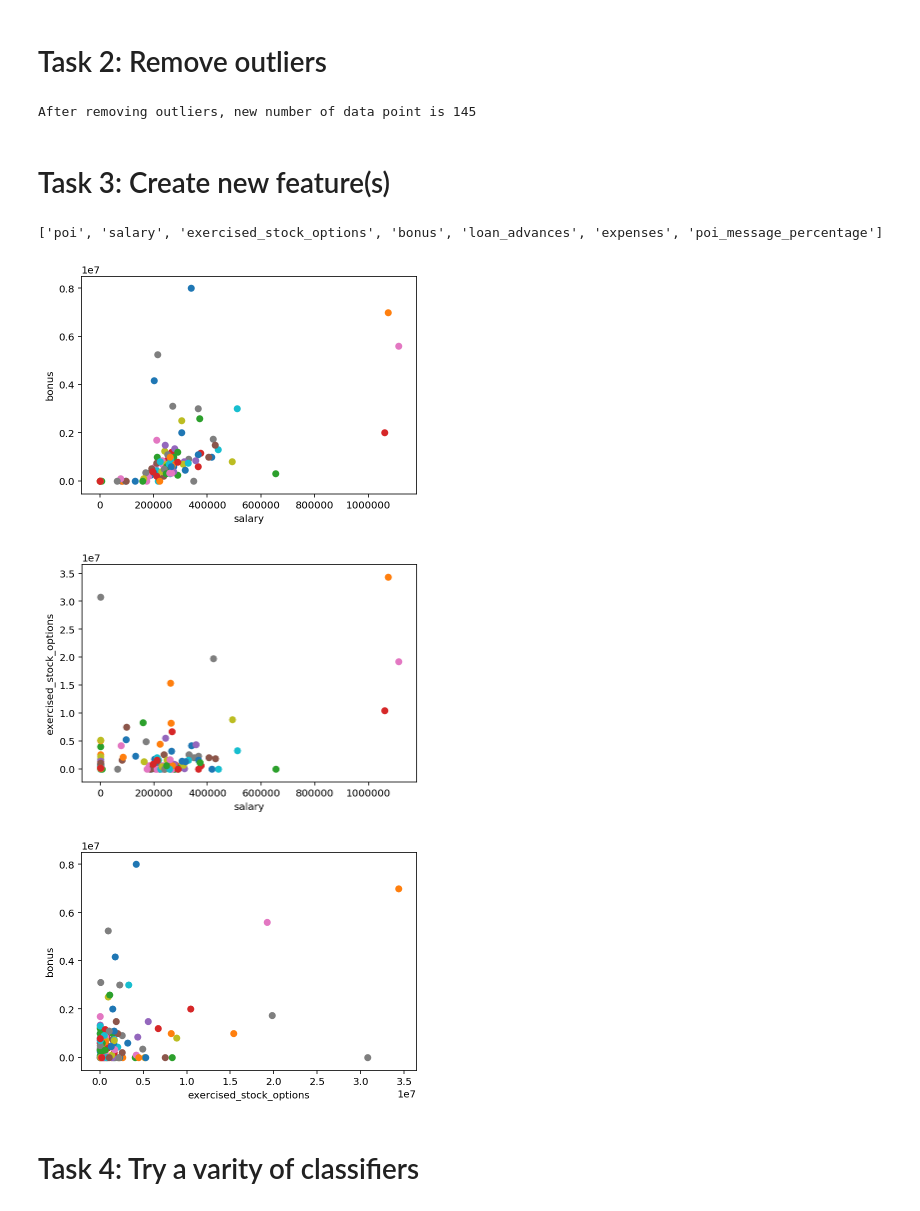
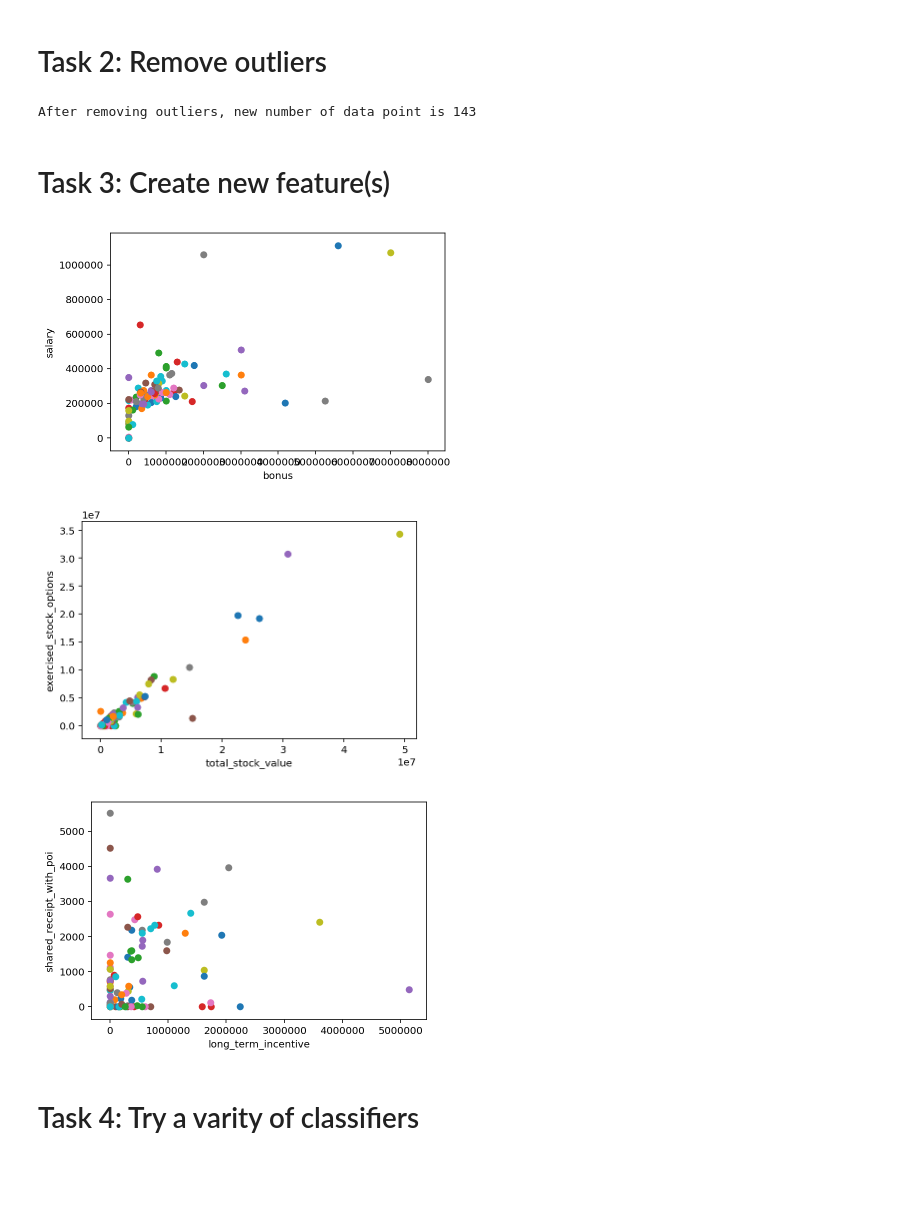
Before and after one commit to jdzyh/DataAnalysis, a Jupyter notebook: Program/3.ML/Final_Project.ipynb, the cells around one changed output. Drawn from its saved outputs; the diff is of its cells as text; code cells hidden in the pictures; blank space fills up the shorter version.

```diff
--- a/Program/3.ML/Final_Project.ipynb
+++ b/Program/3.ML/Final_Project.ipynb
@@ -14,8 +14,9 @@ from tester import dump_classifier_and_data
 ### Task 1: Select what features you'll use.
 ### features_list is a list of strings, each of which is a feature name.
 ### The first feature must be "poi".
-features_list = ['poi','salary', 'exercised_stock_options', 'bonus', 'loan_advances','expenses', 'poi_message_percentage']
-                    # 'to_messages', 'from_poi_to_this_person', 'from_messages', 'from_this_person_to_poi']
+features_list = ['poi','total_stock_value','exercised_stock_options',
+                'bonus','salary','long_term_incentive','shared_receipt_with_poi','deferred_income',
+                'from_poi_to_this_person','poi_message_percentage','restricted_stock','total_payments']
 
 # You will need to use more features
 # 认为POI都是收入水平很高，且需要花钱的人，因此加入税金与可行驶的股票期权
@@ -71,12 +112,20 @@ poi with NaN poi_message_percentage value / total poi number : 0 / 18
 # %%
 ### Task 2: Remove outliers
 data_dict.pop( 'TOTAL', 0 ) # TOTAL 存储的是所有人的总和，因此为异常值
+data_dict.pop( 'LOCKHART EUGENE E', 0 )
+data_dict.pop( 'THE TRAVEL AGENCY IN THE PARK', 0 )
 
 print 'After removing outliers, new number of data point is {0}'.format(len(data_dict))
 # %% [output]
-After removing outliers, new number of data point is 145
+After removing outliers, new number of data point is 143
 # %% [markdown]
 # Task 3: Create new feature(s)
+# %%
+# 先去除NaN数量过多的一些特征
+features_list_bak = ['poi','salary', 'to_messages',  'total_payments', 'exercised_stock_options', 'bonus',
+                 'restricted_stock', 'shared_receipt_with_poi', 'total_stock_value', 'expenses',
+                 'from_messages', 'other', 'from_this_person_to_poi', 'deferred_income', 'long_term_incentive',
+                 'from_poi_to_this_person', 'poi_message_percentage']
 # %%
 ### Task 3: Create new feature(s)
 ### Store to my_dataset for easy export below.
@@ -102,26 +161,25 @@ labels, features = targetFeatureSplit(data)
-# %%
-### my code
-print features_list
-# %% [output]
-['poi', 'salary', 'exercised_stock_options', 'bonus', 'loan_advances', 'expenses', 'poi_message_percentage']
+# %%
+### Extract features and labels from dataset for local testing
+data = featureFormat(my_dataset, features_list_bak, sort_keys = True)
+labels, features = targetFeatureSplit(data)
 # %%
 def draw_2features_scatter(X_id, Y_id):
     import matplotlib.pyplot as plt
     for point in features:
         X = point[X_id]
         Y = point[Y_id]
         plt.scatter( X, Y )
     plt.xlabel(features_list[1+X_id])
     plt.ylabel(features_list[1+Y_id])
     plt.show()
 
-draw_2features_scatter(X_id=0, Y_id=2)
 draw_2features_scatter(X_id=0, Y_id=1)
-draw_2features_scatter(X_id=1, Y_id=2)
+draw_2features_scatter(X_id=2, Y_id=3)
+draw_2features_scatter(X_id=4, Y_id=5)
 # %% [output]
-[figure, old version]
+[figure, new version]
-[figure, old version]
+[figure, new version]
-[figure, old version]
+[figure, new version]
 # %% [markdown]
 # Task 4: Try a varity of classifiers
 # %%
```
Also changed, not shown: parts of 33 cells of this notebook, 20 other files.
